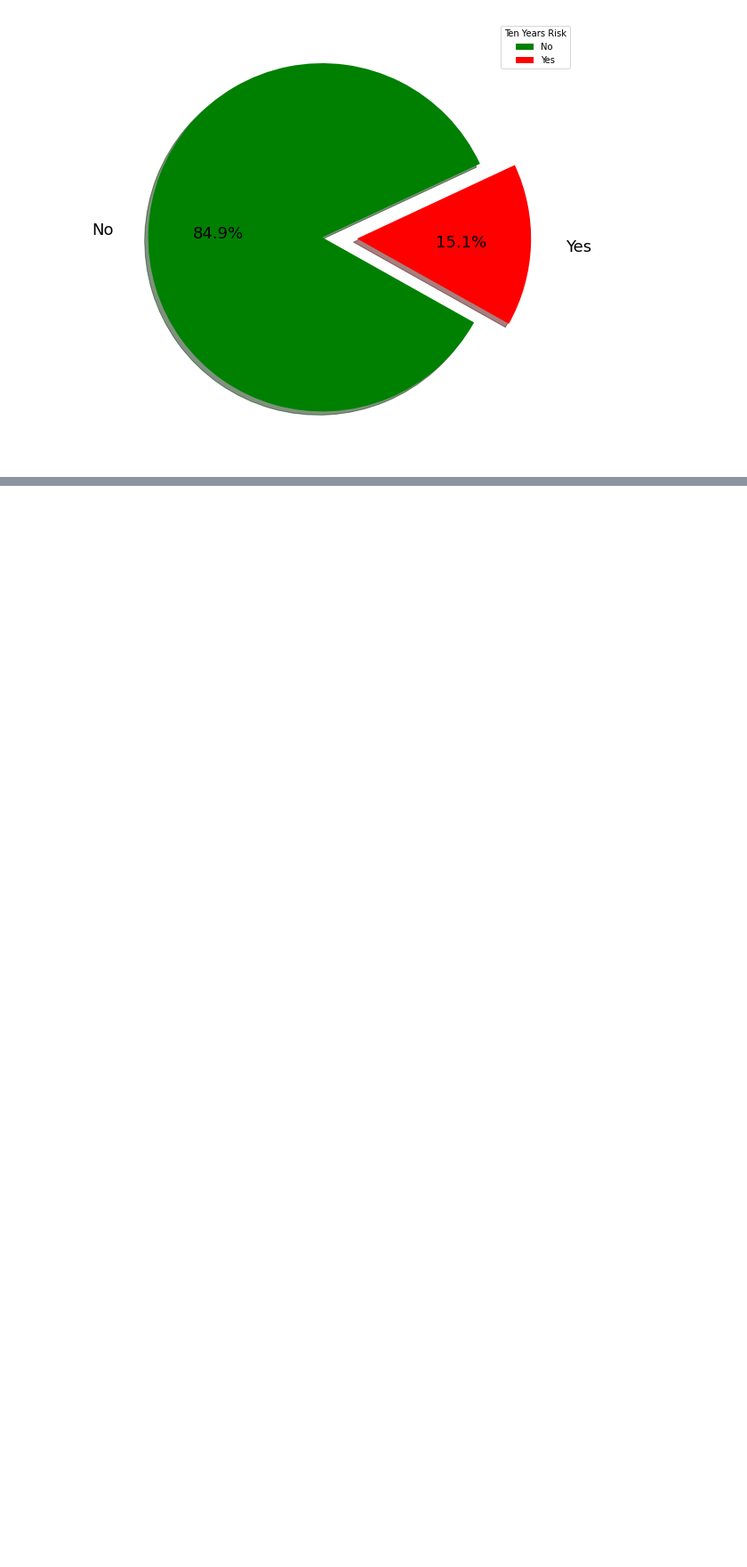
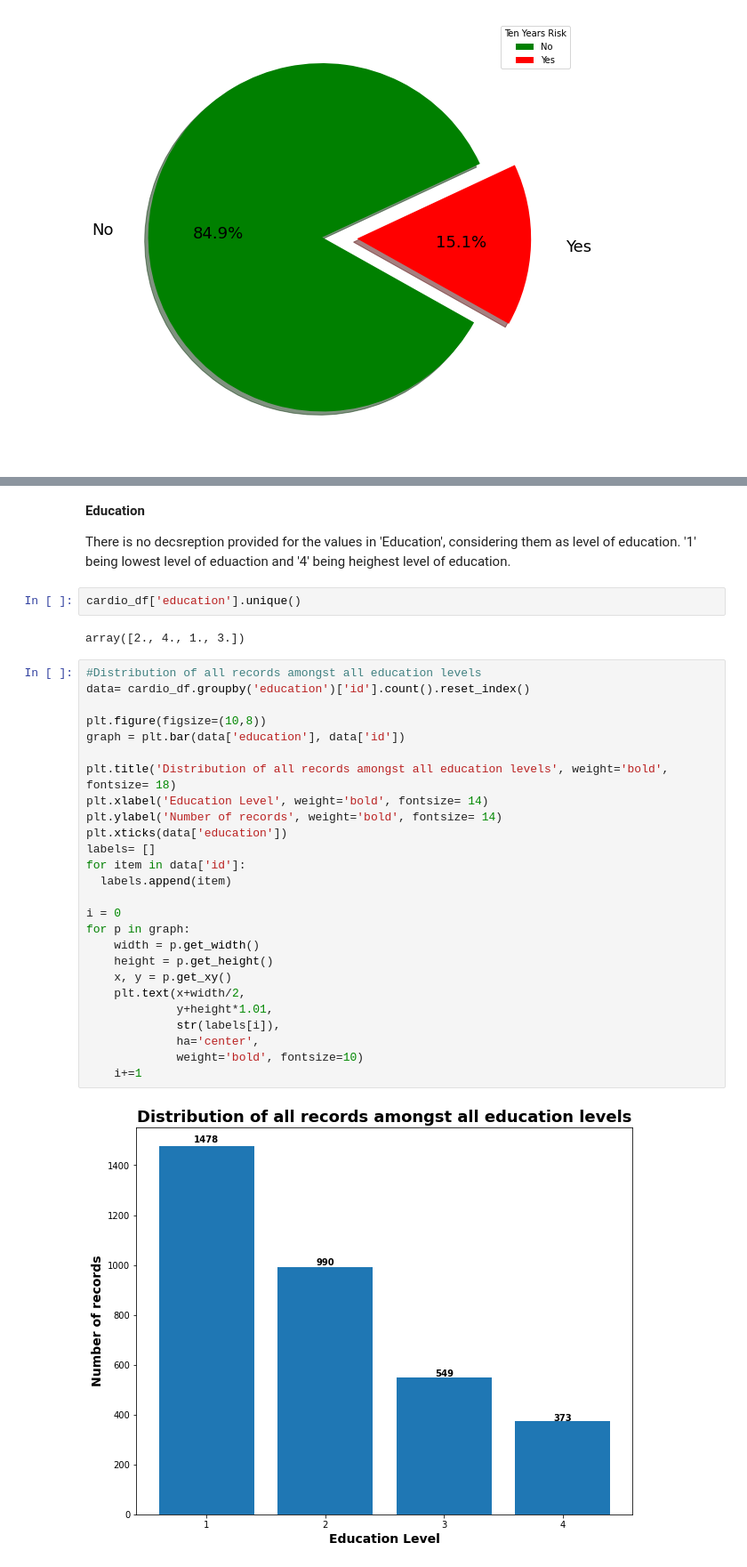
Before and after one commit to shetehm/Cardiovascular-Risk-Prediction, a Jupyter notebook: Individual_Colab_Cardiovascular_Risk_Prediction.ipynb, the cells around one changed output, grey strips where cells are left out. Shown at 89% size. Saved outputs shown, nothing was run; the diff lists cells and outputs as text; blank space fills up the shorter version.

```diff
--- a/Individual_Colab_Cardiovascular_Risk_Prediction.ipynb
+++ b/Individual_Colab_Cardiovascular_Risk_Prediction.ipynb
@@ -265,0 +310,36 @@ plt.show()
+# %% [markdown]
+**Education**
+
+There is no decsreption provided for the values in 'Education', considering them as level of education. '1' being lowest level of eduaction and '4' being heighest level of education.
+# %%
+cardio_df['education'].unique()
+# %% [output]
+array([2., 4., 1., 3.])
+# %%
+#Distribution of all records amongst all education levels
+data= cardio_df.groupby('education')['id'].count().reset_index()
+
+plt.figure(figsize=(10,8))
+graph = plt.bar(data['education'], data['id'])
+
+plt.title('Distribution of all records amongst all education levels', weight='bold', fontsize= 18)
+plt.xlabel('Education Level', weight='bold', fontsize= 14)
+plt.ylabel('Number of records', weight='bold', fontsize= 14)
+plt.xticks(data['education'])
+labels= []
+for item in data['id']:
+  labels.append(item)
+
+i = 0
+for p in graph:
+    width = p.get_width()
+    height = p.get_height()
+    x, y = p.get_xy()
+    plt.text(x+width/2,
+             y+height*1.01,
+             str(labels[i]),
+             ha='center',
+             weight='bold', fontsize=10)
+    i+=1
+# %% [output]
+[figure, added]
```
Also changed, not shown: parts of 75 cells of this notebook.
